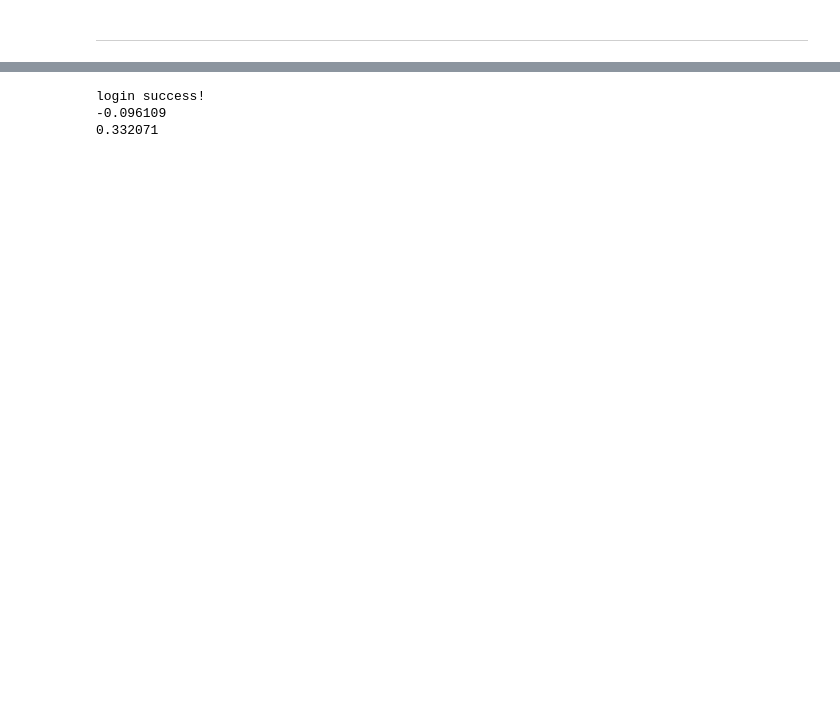
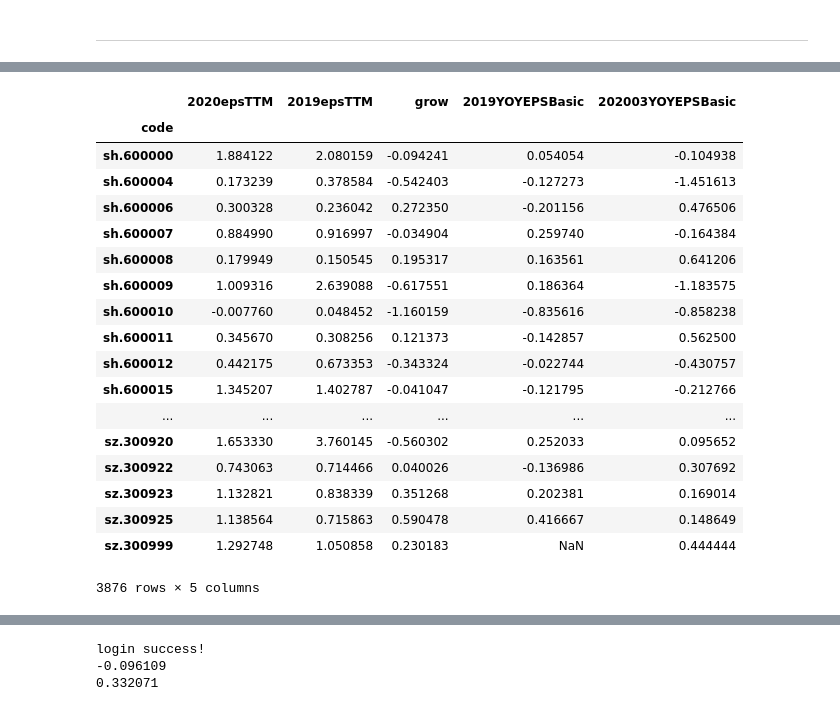
Before and after one commit to boat2012/python_exec, a Jupyter notebook: BaoStock use.ipynb, the cells around one changed output, grey strips where cells are left out. Cells and saved outputs as stored; diff of their text form; code cells hidden in the pictures; blank space fills up the shorter version.

```diff
--- a/BaoStock use.ipynb
+++ b/BaoStock use.ipynb
@@ -20,3 +24,9 @@ profit_data202003.csv 2020年三季度的盈利数据
+# %%
+import baostock as bs
+import pandas as pd
+import sys
+from tqdm.notebook import tqdm
+filepath = "C:/Users/boat1/Documents/Code/python_exec/"
 # %%
 # 读取 2019年3季度的盈利数据 存到excel文件中
 
@@ -60,0 +85,12 @@ df_result[df_result.grow>0.5]
+# %%
+df_gro2020 = pd.read_csv(filepath+"YOYEPSBasic202003.csv", encoding="gbk")
+df_gro2019 = pd.read_csv(filepath+"YOYEPSBasic201904.csv",encoding="gbk")
+df_yoya = df_gro2020[["code","YOYEPSBasic"]].copy()
+df_yoya.columns = ["code","202003YOYEPSBasic" ]
+df_yoya.set_index("code",inplace=True)
+#df_yoya['202003YOYEPSBasic']=pd.to_numeric(df_yoya['202003YOYEPSBasic'], errors='coerce')
+df_yoya['202003YOYEPSBasic']=df_yoya['202003YOYEPSBasic'].astype(float)
+df_yoyb = df_gro2019[["code","YOYEPSBasic"]].copy()
+df_yoyb.columns = ["code","2019YOYEPSBasic" ]
+df_yoyb['2019YOYEPSBasic']=df_yoyb['2019YOYEPSBasic'].astype(float)
+df_yoyb.set_index("code",inplace=True)
@@ -60,0 +181,6 @@ df_result[df_result.grow>0.5]
+# %%
+
+df_result = pd.concat([df_result,df_yoyb],axis=1,join="inner",sort=True)
+print(len(df_result))
+df_result = pd.concat([df_result,df_yoya],axis=1,join="inner",sort=True)
+print(len(df_result))
@@ -62,0 +233,22 @@ df_result[df_result.grow>0.5]
+# %%
+df_result
+# %% [output]
+|  | 2020epsTTM | 2019epsTTM | grow | 2019YOYEPSBasic | 202003YOYEPSBasic |
+| code |  |  |  |  |  |
+| sh.600000 | 1.884122 | 2.080159 | -0.094241 | 0.054054 | -0.104938 |
+| sh.600004 | 0.173239 | 0.378584 | -0.542403 | -0.127273 | -1.451613 |
+| sh.600006 | 0.300328 | 0.236042 | 0.272350 | -0.201156 | 0.476506 |
+| sh.600007 | 0.884990 | 0.916997 | -0.034904 | 0.259740 | -0.164384 |
+| sh.600008 | 0.179949 | 0.150545 | 0.195317 | 0.163561 | 0.641206 |
+| sh.600009 | 1.009316 | 2.639088 | -0.617551 | 0.186364 | -1.183575 |
+| sh.600010 | -0.007760 | 0.048452 | -1.160159 | -0.835616 | -0.858238 |
+| sh.600011 | 0.345670 | 0.308256 | 0.121373 | -0.142857 | 0.562500 |
+| sh.600012 | 0.442175 | 0.673353 | -0.343324 | -0.022744 | -0.430757 |
+| sh.600015 | 1.345207 | 1.402787 | -0.041047 | -0.121795 | -0.212766 |
+| ... | ... | ... | ... | ... | ... |
+| sz.300920 | 1.653330 | 3.760145 | -0.560302 | 0.252033 | 0.095652 |
+| sz.300922 | 0.743063 | 0.714466 | 0.040026 | -0.136986 | 0.307692 |
+| sz.300923 | 1.132821 | 0.838339 | 0.351268 | 0.202381 | 0.169014 |
+| sz.300925 | 1.138564 | 0.715863 | 0.590478 | 0.416667 | 0.148649 |
+| sz.300999 | 1.292748 | 1.050858 | 0.230183 | NaN | 0.444444 |
+3876 rows × 5 columns
```
Also changed, not shown: parts of 15 cells of this notebook, 2 other files.
